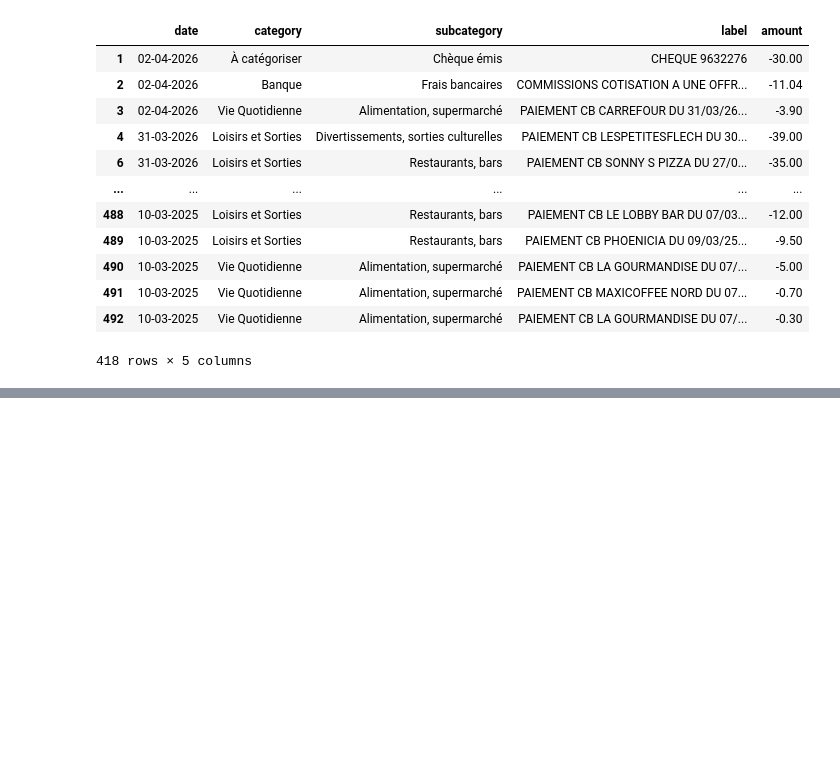
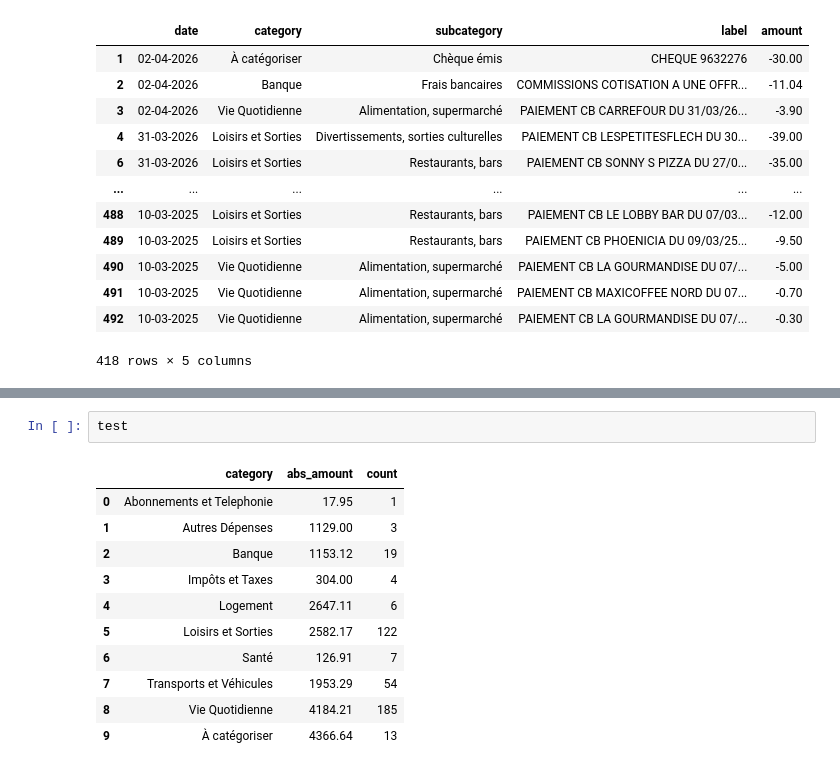
Before and after one commit to Keenan-Penner/expense-tracker, a Jupyter notebook: test.ipynb, the cells around one changed output, grey strips where cells are left out. Saved outputs shown, nothing was run; the diff lists cells and outputs as text; blank space fills up the shorter version.

```diff
--- a/test.ipynb
+++ b/test.ipynb
@@ -229,0 +227,14 @@ fig.show()
+# %%
+test
+# %% [output]
+|  | category | abs_amount | count |
+| 0 | Abonnements et Telephonie | 17.95 | 1 |
+| 1 | Autres Dépenses | 1129.00 | 3 |
+| 2 | Banque | 1153.12 | 19 |
+| 3 | Impôts et Taxes | 304.00 | 4 |
+| 4 | Logement | 2647.11 | 6 |
+| 5 | Loisirs et Sorties | 2582.17 | 122 |
+| 6 | Santé | 126.91 | 7 |
+| 7 | Transports et Véhicules | 1953.29 | 54 |
+| 8 | Vie Quotidienne | 4184.21 | 185 |
+| 9 | À catégoriser | 4366.64 | 13 |
```
Also changed, not shown: parts of 6 cells of this notebook.
